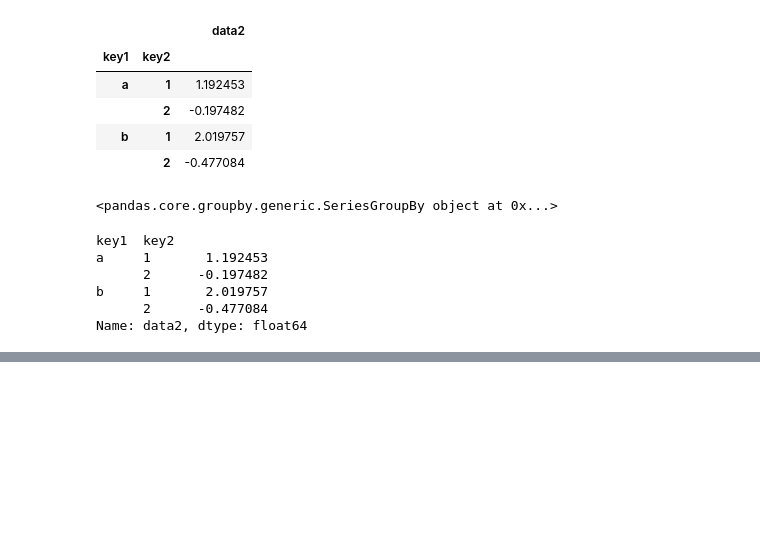
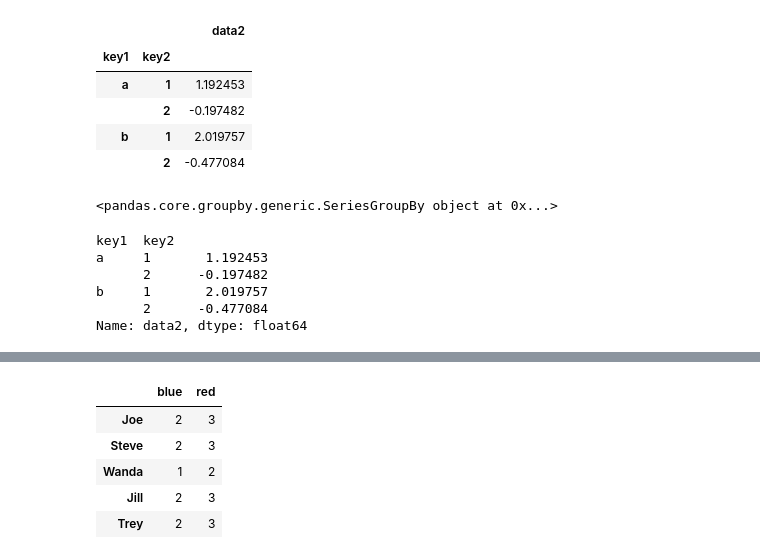
Before and after one commit to f-ckyou/pandas, a Jupyter notebook: pd-10/1_how_to_think_about_group_operations.ipynb, the cells around one changed output, grey strips where cells are left out. Cells and saved outputs as stored; diff of their text form; code cells hidden in the pictures; blank space fills up the shorter version.

```diff
--- a/pd-10/1_how_to_think_about_group_operations.ipynb
+++ b/pd-10/1_how_to_think_about_group_operations.ipynb
@@ -411,0 +447,5 @@ Name: data2, dtype: float64
+# %%
+# the same functionality holds for Series, which can be viewed as a fixed-size mapping
+
+map_series = pd.Series(mapping)
+map_series
@@ -411,0 +460,9 @@ Name: data2, dtype: float64
+# %%
+people.groupby(map_series, axis="columns").count()
+# %% [output]
+|  | blue | red |
+| Joe | 2 | 3 |
+| Steve | 2 | 3 |
+| Wanda | 1 | 2 |
+| Jill | 2 | 3 |
+| Trey | 2 | 3 |
```
Also changed, not shown: parts of 5 cells of this notebook.
